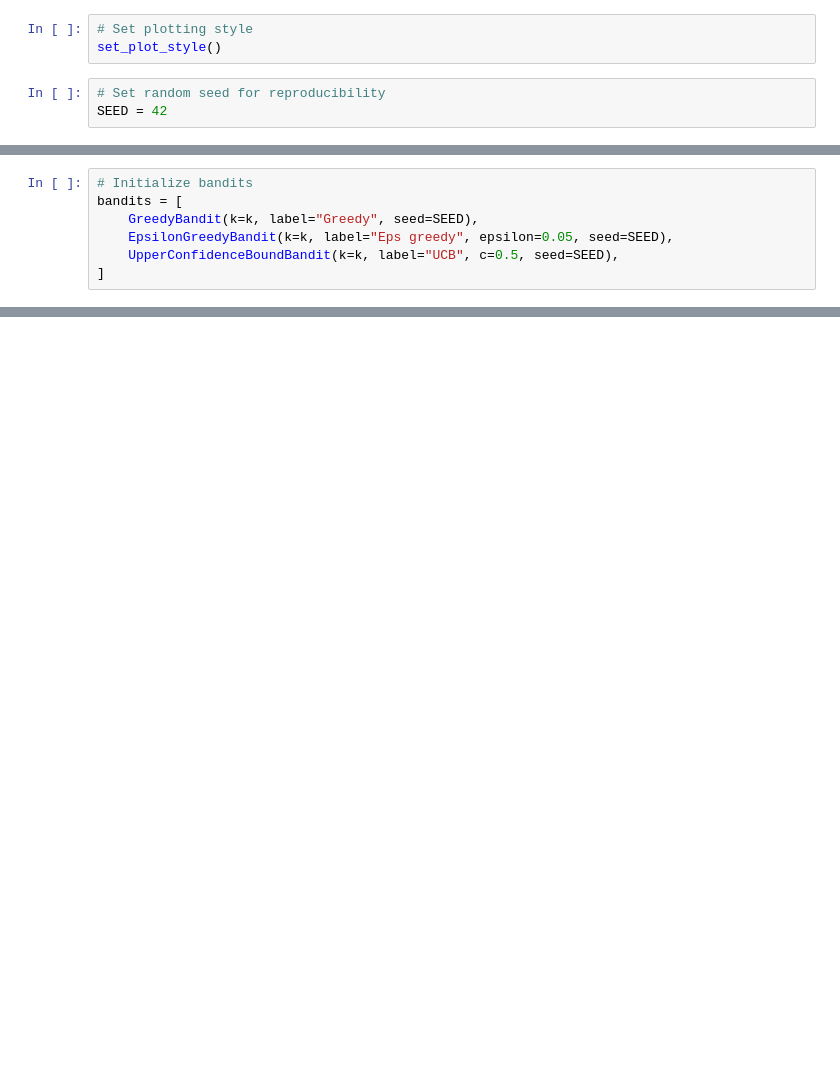
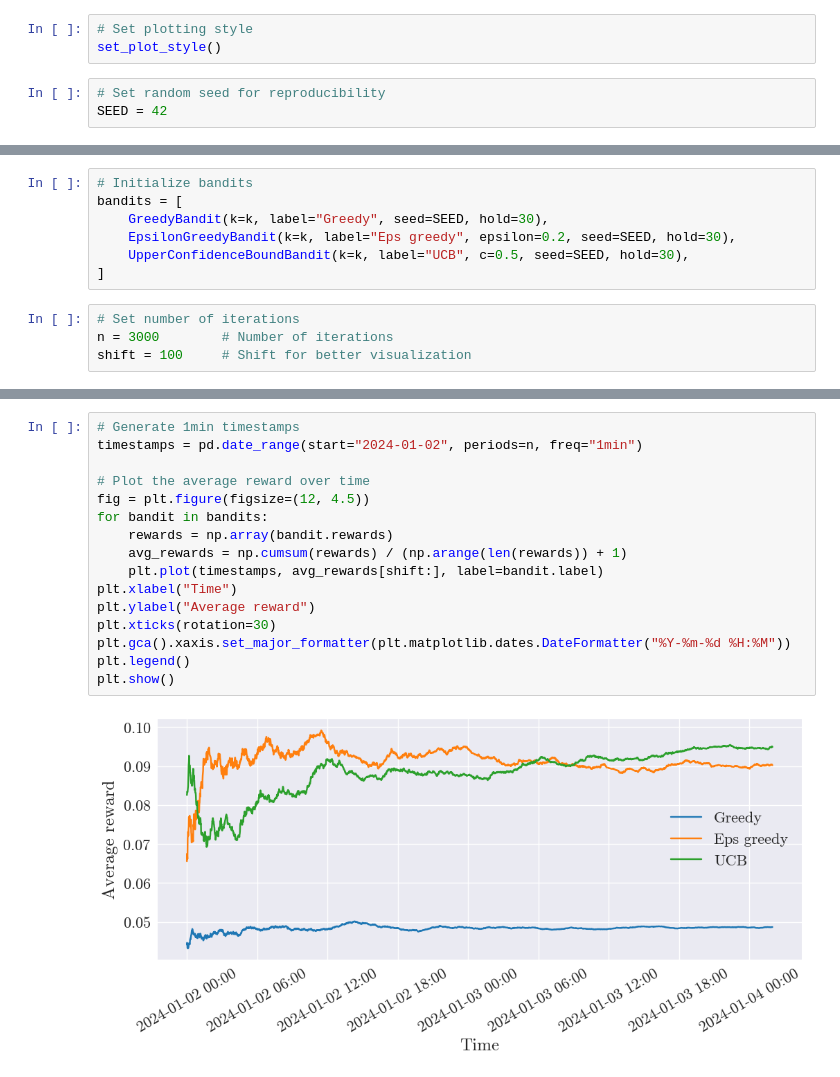
Before and after one commit to JurajZelman/multi-armed-bandits, a Jupyter notebook: main.ipynb, the cells around one changed output, grey strips where cells are left out. Drawn from its saved outputs; the diff is of its cells as text; blank space fills up the shorter version.

```diff
--- a/main.ipynb
+++ b/main.ipynb
@@ -29,9 +50,13 @@ k = len(arms)
 # %%
 # Initialize bandits
 bandits = [
-    GreedyBandit(k=k, label="Greedy", seed=SEED),
-    EpsilonGreedyBandit(k=k, label="Eps greedy", epsilon=0.05, seed=SEED),
-    UpperConfidenceBoundBandit(k=k, label="UCB", c=0.5, seed=SEED),
+    GreedyBandit(k=k, label="Greedy", seed=SEED, hold=30),
+    EpsilonGreedyBandit(k=k, label="Eps greedy", epsilon=0.2, seed=SEED, hold=30),
+    UpperConfidenceBoundBandit(k=k, label="UCB", c=0.5, seed=SEED, hold=30),
 ]
+# %%
+# Set number of iterations
+n = 3000        # Number of iterations
+shift = 100     # Shift for better visualization
 # %%
 # Run the simulation
@@ -52,0 +68,18 @@ plt.show()
+# %%
+# Generate 1min timestamps
+timestamps = pd.date_range(start="2024-01-02", periods=n, freq="1min")
+
+# Plot the average reward over time
+fig = plt.figure(figsize=(12, 4.5))
+for bandit in bandits:
+    rewards = np.array(bandit.rewards)
+    avg_rewards = np.cumsum(rewards) / (np.arange(len(rewards)) + 1)
+    plt.plot(timestamps, avg_rewards[shift:], label=bandit.label)
+plt.xlabel("Time")
+plt.ylabel("Average reward")
+plt.xticks(rotation=30)
+plt.gca().xaxis.set_major_formatter(plt.matplotlib.dates.DateFormatter("%Y-%m-%d %H:%M"))
+plt.legend()
+plt.show()
+# %% [output]
+[figure, added]
```
Also changed, not shown: parts of 6 cells of this notebook, 4 other files.
